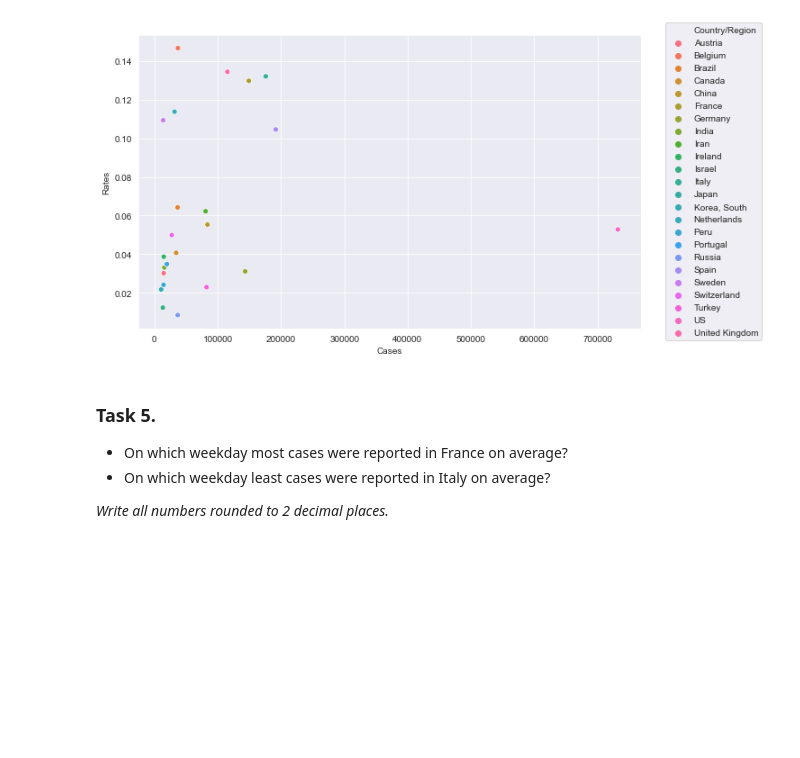
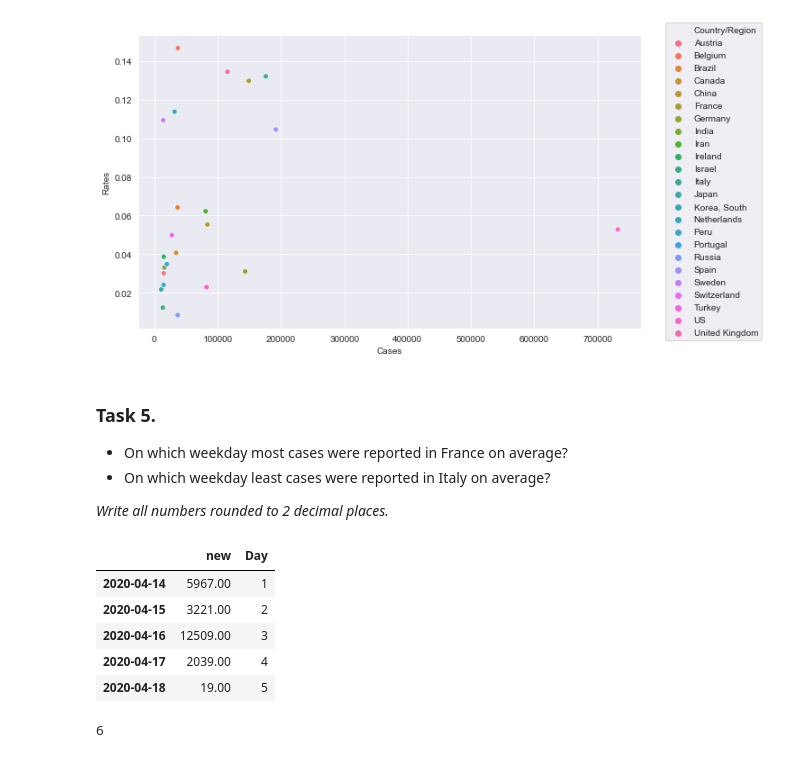
Before and after one commit to Mist3r-R/hse-sse-ds-business-2020, a Jupyter notebook: HA_1.ipynb, the cells around one changed output. Cells and saved outputs as stored; diff of their text form; code cells hidden in the pictures; blank space fills up the shorter version.

```diff
--- a/HA_1.ipynb
+++ b/HA_1.ipynb
@@ -222,0 +212,15 @@ _Write all numbers rounded to 2 decimal places._
+# %%
+france = pd.DataFrame(cases['France'].diff().values, index=cases.index, columns=['new'])
+france['Day'] = france.index.dayofweek
+france.tail()
+# %% [output]
+|  | new | Day |
+| 2020-04-14 | 5967.00 | 1 |
+| 2020-04-15 | 3221.00 | 2 |
+| 2020-04-16 | 12509.00 | 3 |
+| 2020-04-17 | 2039.00 | 4 |
+| 2020-04-18 | 19.00 | 5 |
+# %%
+france.groupby('Day').agg('mean').new.idxmax()
+# %% [output]
+6
```
Also changed, not shown: parts of 9 cells of this notebook.
